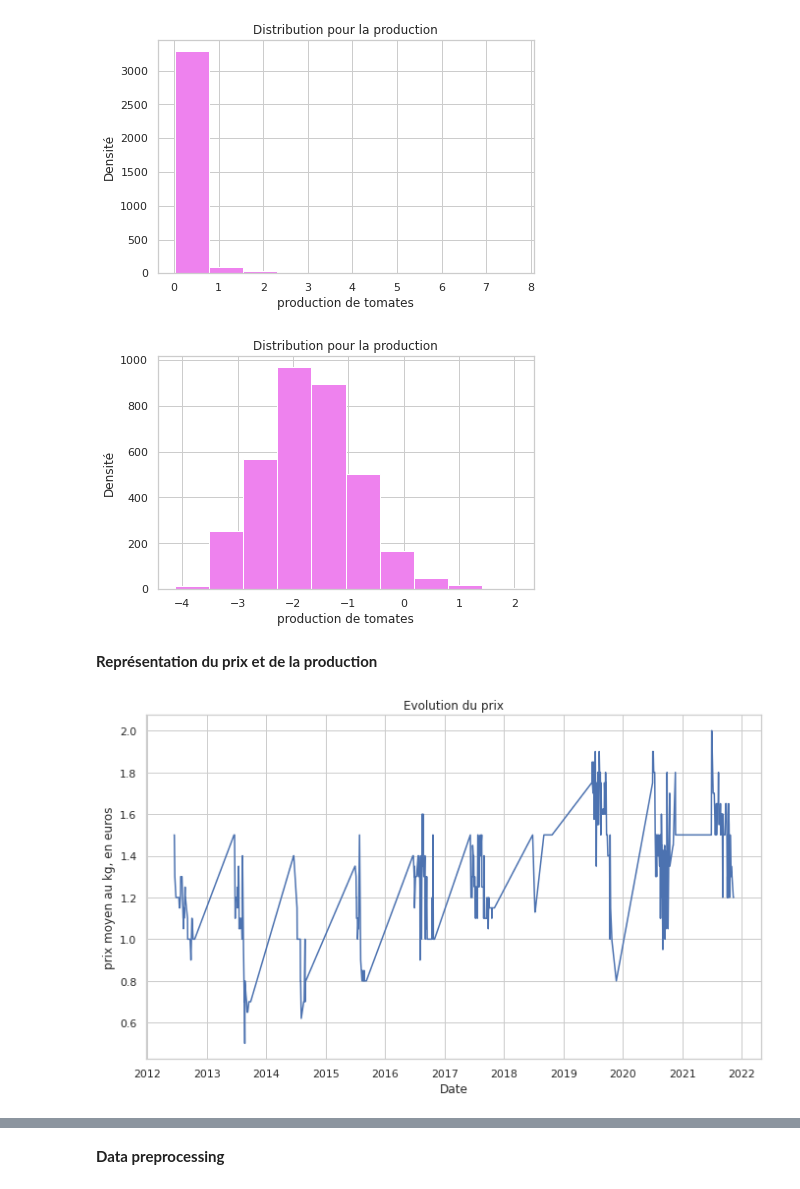
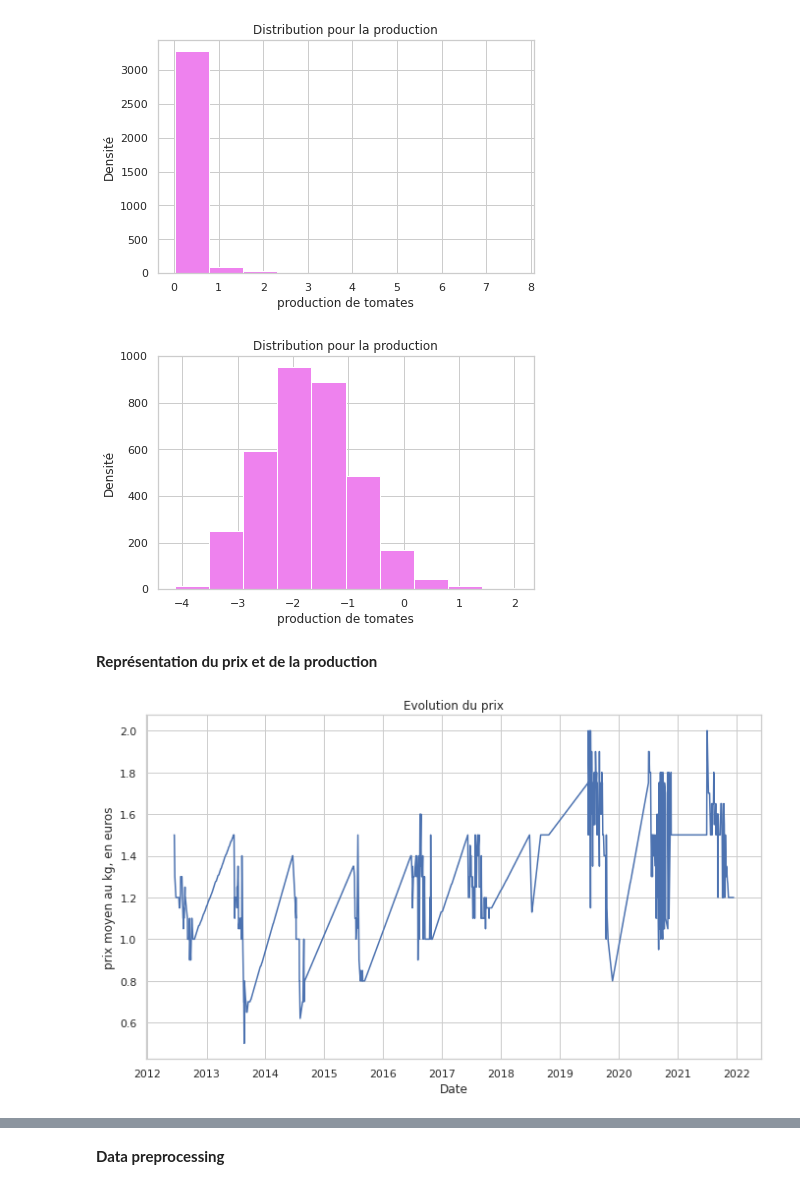
Before and after one commit to Lydu7979/Projet_Chef_d-oeuvre_Flask_bis, a Jupyter notebook: search/models/LSTM/LSTM.ipynb, the cells around one changed output, grey strips where cells are left out. Saved outputs shown, nothing was run; the diff lists cells and outputs as text; code cells hidden in the pictures.

```diff
--- a/search/models/LSTM/LSTM.ipynb
+++ b/search/models/LSTM/LSTM.ipynb
@@ -140,24 +123,24 @@ plt.show()
 # %% [output]
 [figure]
 # %%
-plt.hist(np.log(Pop2['Production quantité tonne(s)']),color ='violet')
+plt.hist(np.log(Pop['Production quantité tonne(s)']),color ='violet')
 plt.title('Distribution pour la production')
 plt.xlabel('production de tomates')
 plt.ylabel('Densité')
 plt.show()
 # %% [output]
-[figure, old version]
+[figure, new version]
 # %% [markdown]
 **Représentation du prix et de la production**
 # %%
 plt.figure(figsize=(10,6))
 plt.title('Evolution du prix')
-plt.plot(Pop2['prix moyen au kg'])
+plt.plot(Pop['prix moyen au kg'])
 plt.xlabel('Date')
 plt.ylabel('prix moyen au kg, en euros')
 plt.show()
 # %% [output]
-[figure, old version]
+[figure, new version]
 # %%
 plt.figure(figsize=(10,6))
 plt.title('Evolution de la production')
```
Also changed, not shown: parts of 46 cells of this notebook.
